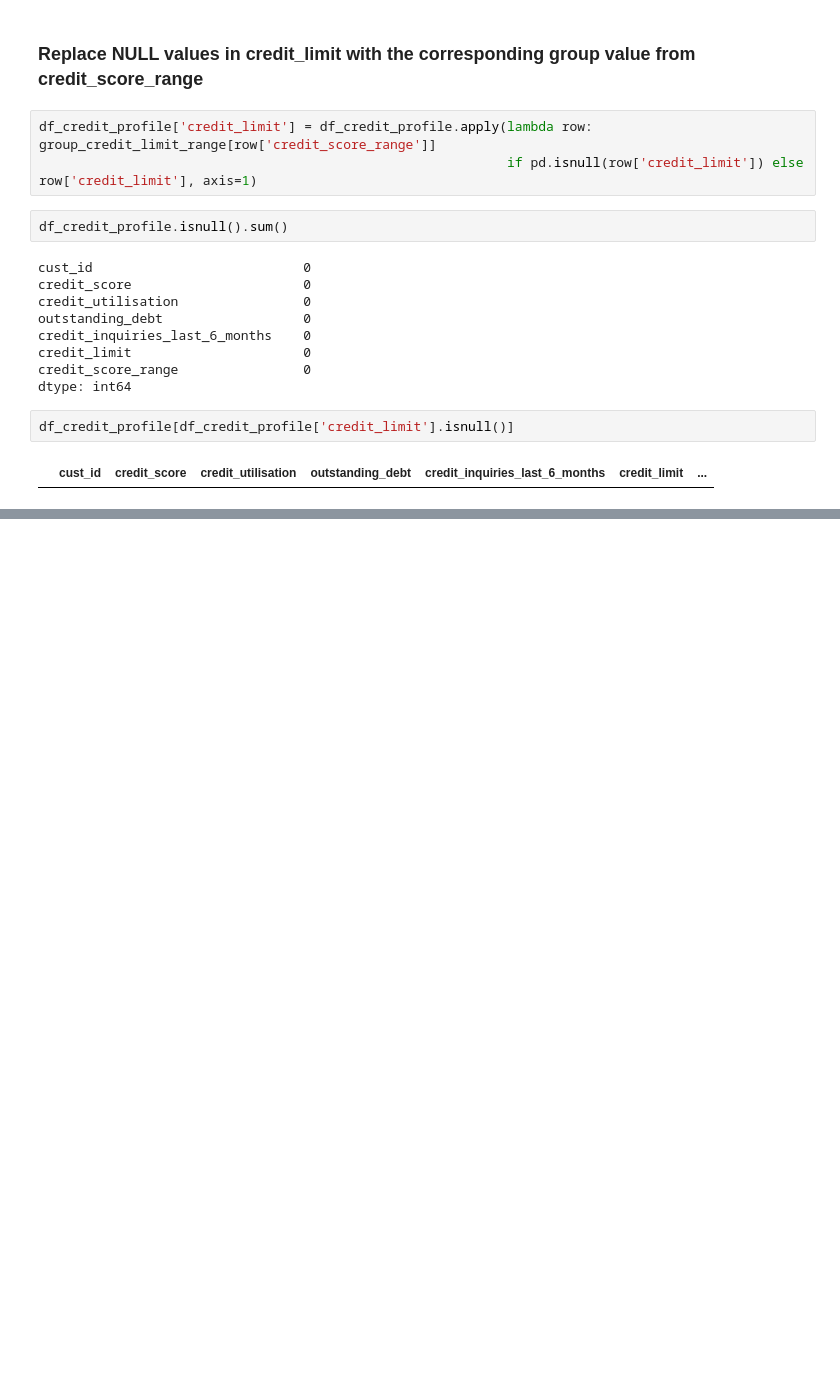
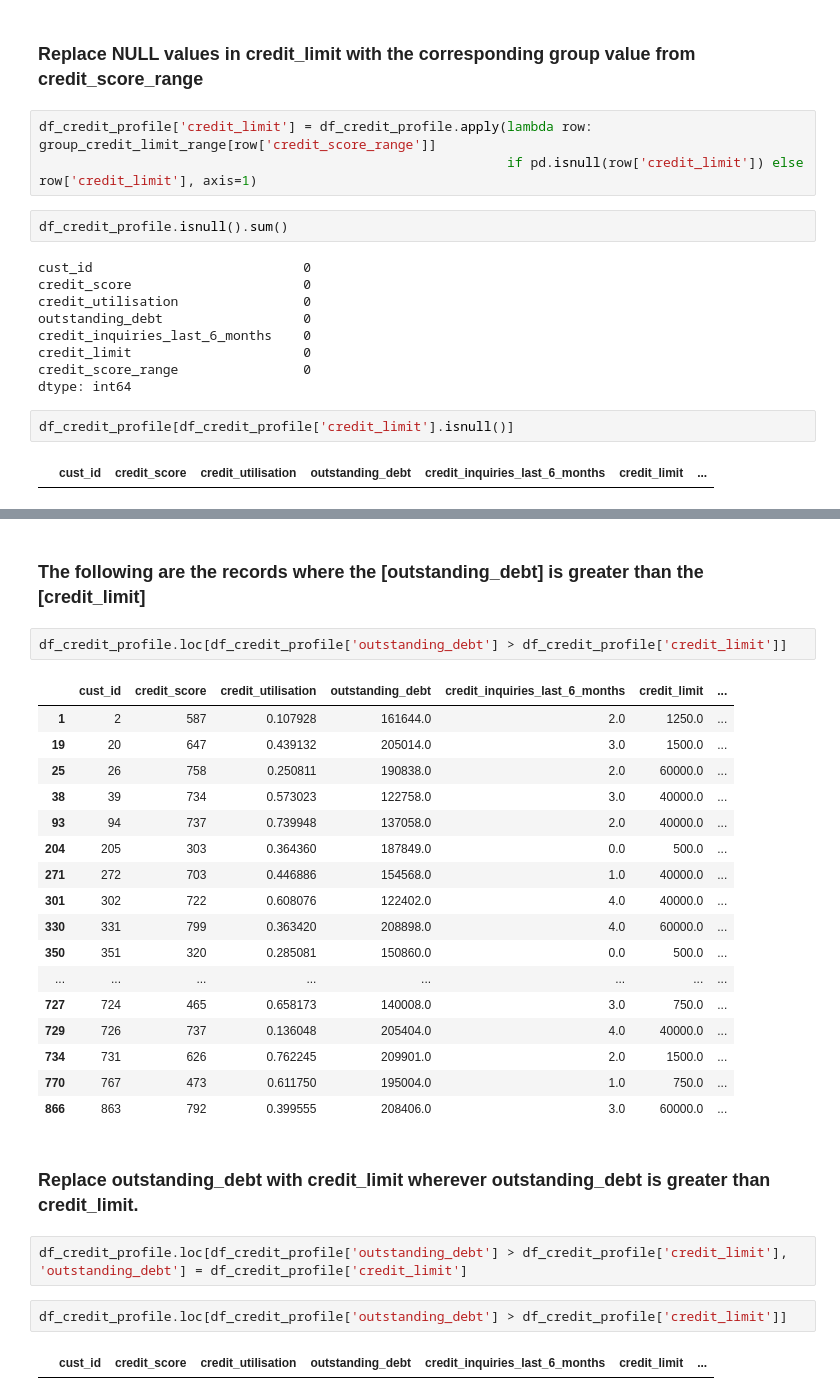
Before and after one commit to ashishjadhav123/AtliQo-Bank-Credit-Card-Launch, a Jupyter notebook: AtliQo Bank Phase1.ipynb, the cells around one changed output, grey strips where cells are left out. Cells and saved outputs as stored; diff of their text form; blank space fills up the shorter version.

```diff
--- a/AtliQo Bank Phase1.ipynb
+++ b/AtliQo Bank Phase1.ipynb
@@ -404,0 +431,30 @@ df_credit_profile[df_credit_profile['credit_limit'].isnull()]
+# %% [markdown]
+<h3> The following are the records where the [outstanding_debt] is greater than the [credit_limit] </h3>
+# %%
+df_credit_profile.loc[df_credit_profile['outstanding_debt'] > df_credit_profile['credit_limit']]
+# %% [output]
+|  | cust_id | credit_score | credit_utilisation | outstanding_debt | credit_inquiries_last_6_months | credit_limit | ... |
+| 1 | 2 | 587 | 0.107928 | 161644.0 | 2.0 | 1250.0 | ... |
+| 19 | 20 | 647 | 0.439132 | 205014.0 | 3.0 | 1500.0 | ... |
+| 25 | 26 | 758 | 0.250811 | 190838.0 | 2.0 | 60000.0 | ... |
+| 38 | 39 | 734 | 0.573023 | 122758.0 | 3.0 | 40000.0 | ... |
+| 93 | 94 | 737 | 0.739948 | 137058.0 | 2.0 | 40000.0 | ... |
+| 204 | 205 | 303 | 0.364360 | 187849.0 | 0.0 | 500.0 | ... |
+| 271 | 272 | 703 | 0.446886 | 154568.0 | 1.0 | 40000.0 | ... |
+| 301 | 302 | 722 | 0.608076 | 122402.0 | 4.0 | 40000.0 | ... |
+| 330 | 331 | 799 | 0.363420 | 208898.0 | 4.0 | 60000.0 | ... |
+| 350 | 351 | 320 | 0.285081 | 150860.0 | 0.0 | 500.0 | ... |
+| ... | ... | ... | ... | ... | ... | ... | ... |
+| 727 | 724 | 465 | 0.658173 | 140008.0 | 3.0 | 750.0 | ... |
+| 729 | 726 | 737 | 0.136048 | 205404.0 | 4.0 | 40000.0 | ... |
+| 734 | 731 | 626 | 0.762245 | 209901.0 | 2.0 | 1500.0 | ... |
+| 770 | 767 | 473 | 0.611750 | 195004.0 | 1.0 | 750.0 | ... |
+| 866 | 863 | 792 | 0.399555 | 208406.0 | 3.0 | 60000.0 | ... |
+# %% [markdown]
+<h3> Replace outstanding_debt with credit_limit wherever outstanding_debt is greater than credit_limit. </h3>
+# %%
+df_credit_profile.loc[df_credit_profile['outstanding_debt'] > df_credit_profile['credit_limit'], 'outstanding_debt'] = df_credit_profile['credit_limit']
+# %%
+df_credit_profile.loc[df_credit_profile['outstanding_debt'] > df_credit_profile['credit_limit']]
+# %% [output]
+|  | cust_id | credit_score | credit_utilisation | outstanding_debt | credit_inquiries_last_6_months | credit_limit | ... |
```
Also changed, not shown: parts of 13 cells of this notebook.
